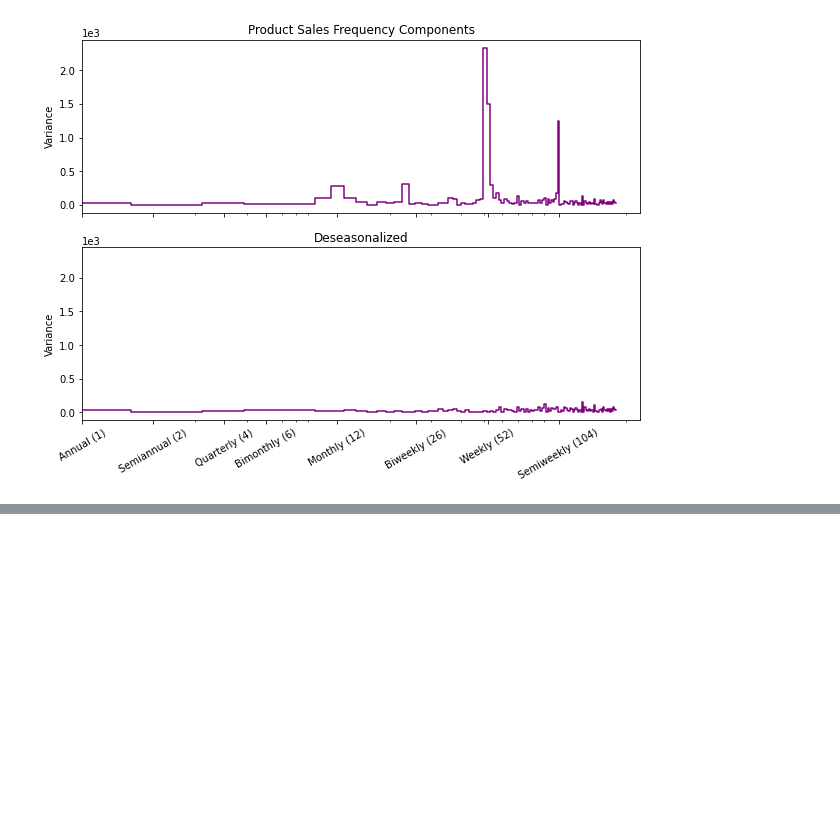
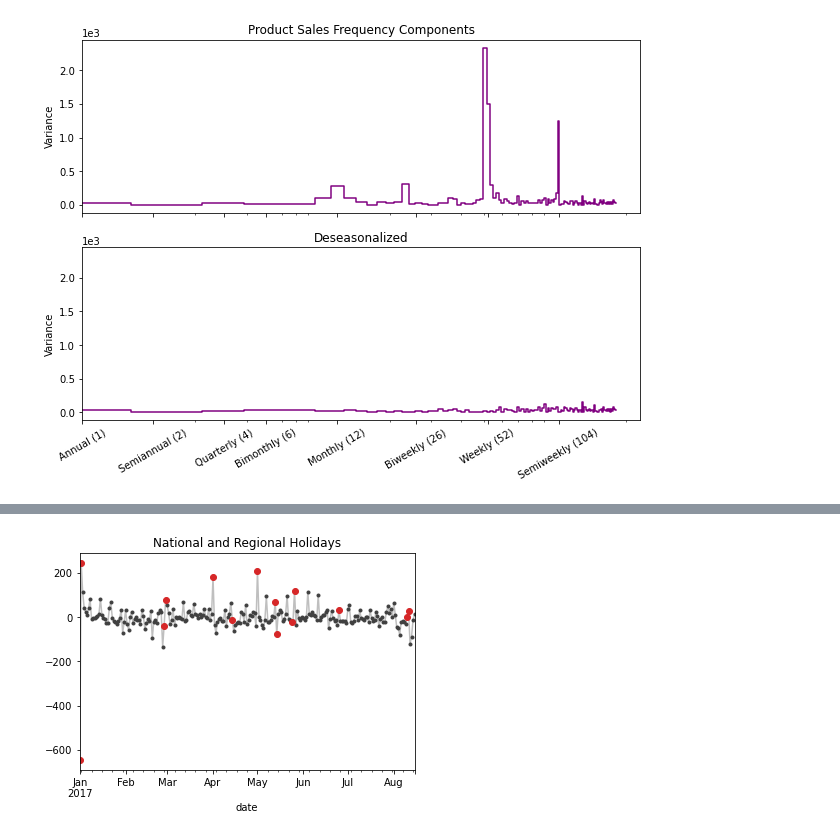
Before and after one commit to axefx/kaggle-store-sales, a Jupyter notebook: notebooks/exploratory_notebook.ipynb, the cells around one changed output, grey strips where cells are left out. Drawn from its saved outputs; the diff is of its cells as text; code cells hidden in the pictures; blank space fills up the shorter version.

Commit message:
includes plot of holidays against deseasoned series to check for remaining seasonality

```diff
--- a/notebooks/exploratory_notebook.ipynb
+++ b/notebooks/exploratory_notebook.ipynb
@@ -330,0 +333,28 @@ ax2.set_title("Deseasonalized");
+# %%
+from pathlib import Path
+import pandas as pd
+
+data_dir = Path("../data/store-sales-time-series-forecasting")
+
+holidays_events = pd.read_csv(
+    data_dir / "holidays_events.csv",
+    dtype={
+        'type': 'category',
+        'locale': 'category',
+        'locale_name': 'category',
+        'description': 'category',
+        'transferred': 'bool',
+    },
+    parse_dates=['date'],
+    infer_datetime_format=True,
+)
+holidays_events = holidays_events.set_index('date').to_period('D')
+# %%
+holidays = (
+    holidays_events
+    .query("locale in ['National', 'Regional']")
+    .loc['2017':'2017-08-15', ['description']]
+    .assign(description=lambda x: x.description.cat.remove_unused_categories())
+)
+
+display(holidays)
@@ -330,0 +378,6 @@ ax2.set_title("Deseasonalized");
+# %%
+ax = y_deseason.plot(**plot_params)
+plt.plot_date(holidays.index, y_deseason[holidays.index], color='C3')
+ax.set_title('National and Regional Holidays');
+# %% [output]
+[figure, added]
```
Also changed, not shown: parts of 2 cells of this notebook.
